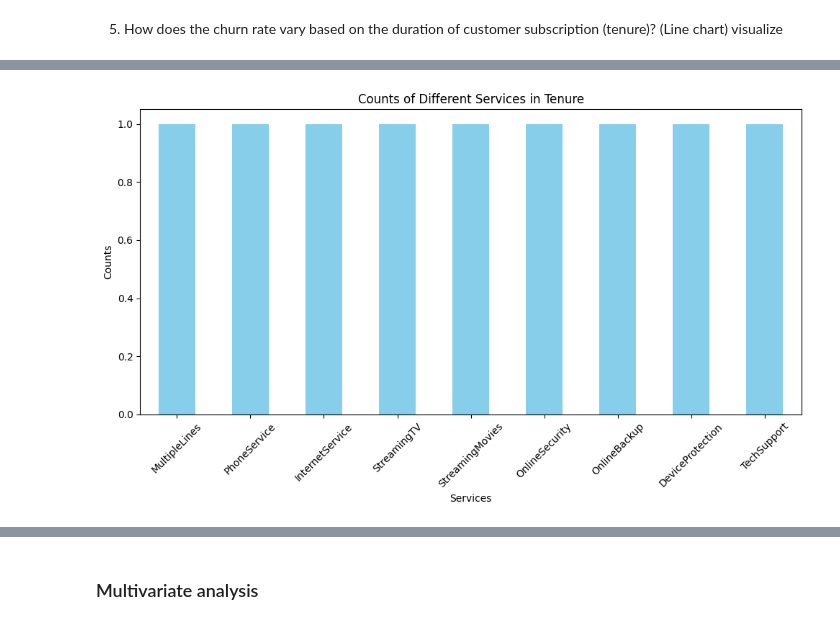
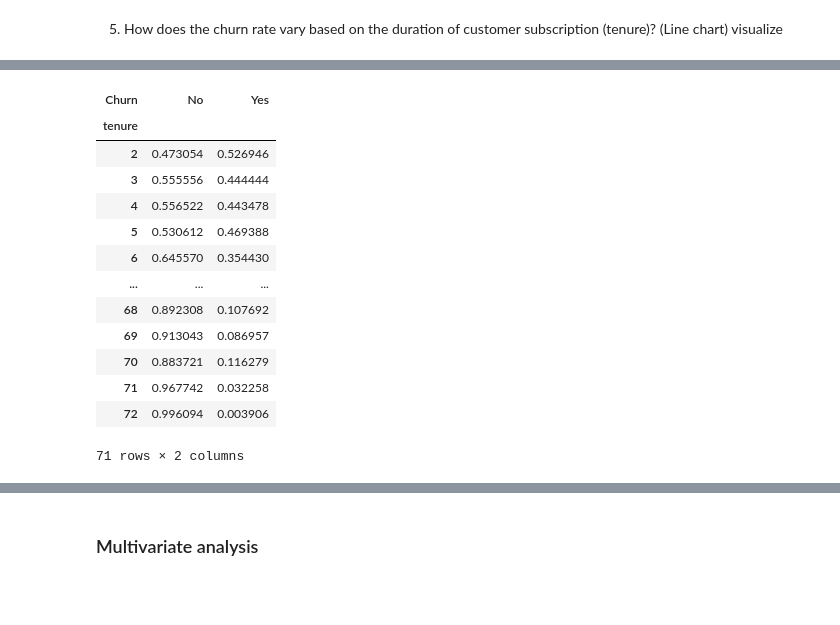
Before and after one commit to Dansoaa/Vodafone-Churn-Project, a Jupyter notebook: churn_analysiis.ipynb, the cells around one changed output, grey strips where cells are left out. Drawn from its saved outputs; the diff is of its cells as text; code cells hidden in the pictures; blank space fills up the shorter version.

```diff
--- a/churn_analysiis.ipynb
+++ b/churn_analysiis.ipynb
@@ -686,22 +691,17 @@ tenure_service_counts = {
-# %%
-# Create a DataFrame (this is just an example)
-data = {
-    'tenure': ['MultipleLines', 'PhoneService', 'InternetService', 'StreamingTV', 'StreamingMovies',
-               'OnlineSecurity', 'OnlineBackup', 'DeviceProtection', 'TechSupport']
-}
-df = pd.DataFrame(data)
-
-# Count occurrences of each service in the 'tenure' column
-service_counts = df['tenure'].value_counts()
-
-# Plotting the counts
-plt.figure(figsize=(10, 6))
-service_counts.plot(kind='bar', color='skyblue')
-plt.title('Counts of Different Services in Tenure')
-plt.xlabel('Services')
-plt.ylabel('Counts')
-plt.xticks(rotation=45)
-plt.tight_layout()
-plt.show()
-# %% [output]
-[figure, removed]
+# %%
+tenure_churn
+# %% [output]
+| Churn | No | Yes |
+| tenure |  |  |
+| 2 | 0.473054 | 0.526946 |
+| 3 | 0.555556 | 0.444444 |
+| 4 | 0.556522 | 0.443478 |
+| 5 | 0.530612 | 0.469388 |
+| 6 | 0.645570 | 0.354430 |
+| ... | ... | ... |
+| 68 | 0.892308 | 0.107692 |
+| 69 | 0.913043 | 0.086957 |
+| 70 | 0.883721 | 0.116279 |
+| 71 | 0.967742 | 0.032258 |
+| 72 | 0.996094 | 0.003906 |
+71 rows × 2 columns
```
Also changed, not shown: parts of 13 cells of this notebook, 1 other file.
